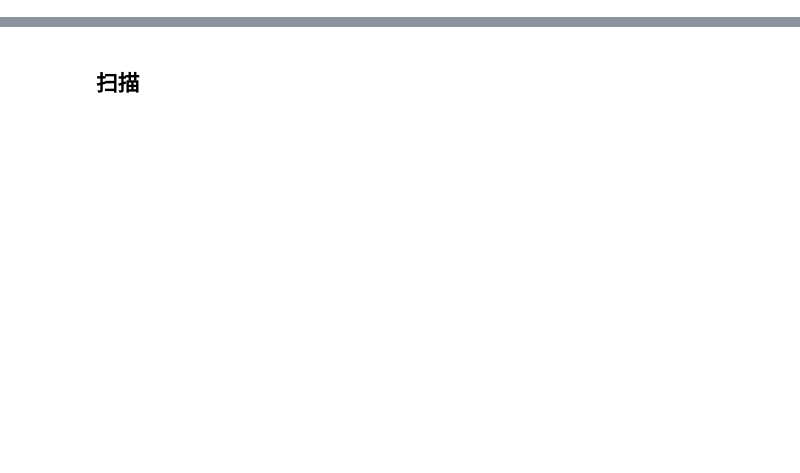
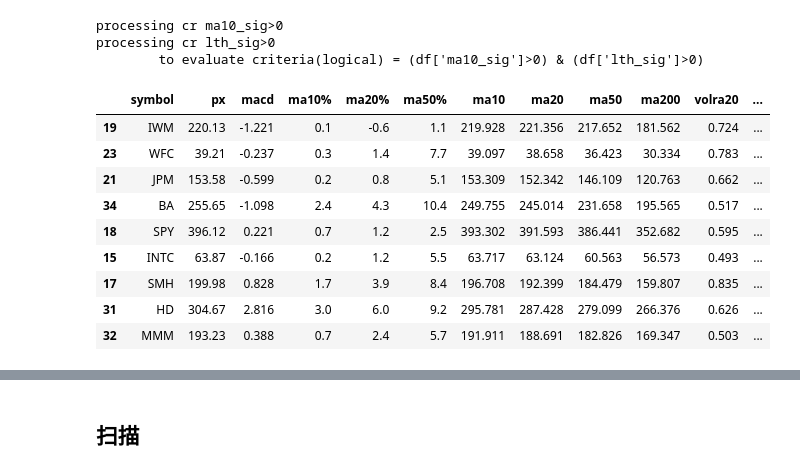
Before and after one commit to softarts/tradebook, a Jupyter notebook: trend.ipynb, the cells around one changed output, grey strips where cells are left out. Drawn from its saved outputs; the diff is of its cells as text; code cells hidden in the pictures; blank space fills up the shorter version.

```diff
--- a/trend.ipynb
+++ b/trend.ipynb
@@ -30,0 +172,36 @@ sth 指短期新高(20),lth指长期新高(200)
+# %%
+# 过去20bar里出现至少一个lth_sig
+# 出现了ma10趋势信号
+cfg = """{
+  "criteria":[
+    "ma10_sig>0",
+    "lth_sig>0"
+  ],
+  "columns":[
+    "symbol","px",
+    "macd","ma10%","ma20%","ma50%","ma10","ma20","ma50","ma200","volra20","vol20_sig","ma10_sig","ma20_sig","ma50_sig","slo10","slo20","slo50",
+    "sth","lth","stl","ltl","lth_sig","sth_sig","ltl_sig","stl_sig"
+  ],
+  "sort":[
+    {"ma10_sig":"True"},
+    {"ma50_sig":"True"}
+  ]
+}"""
+df_ma10=tb.run_scan(df,cfg)
+# %% [output]
+processing cr ma10_sig>0
+processing cr lth_sig>0
+        to evaluate criteria(logical) = (df['ma10_sig']>0) & (df['lth_sig']>0)
+# %%
+df_ma10
+# %% [output]
+|  | symbol | px | macd | ma10% | ma20% | ma50% | ma10 | ma20 | ma50 | ma200 | volra20 | ... |
+| 19 | IWM | 220.13 | -1.221 | 0.1 | -0.6 | 1.1 | 219.928 | 221.356 | 217.652 | 181.562 | 0.724 | ... |
+| 23 | WFC | 39.21 | -0.237 | 0.3 | 1.4 | 7.7 | 39.097 | 38.658 | 36.423 | 30.334 | 0.783 | ... |
+| 21 | JPM | 153.58 | -0.599 | 0.2 | 0.8 | 5.1 | 153.309 | 152.342 | 146.109 | 120.763 | 0.662 | ... |
+| 34 | BA | 255.65 | -1.098 | 2.4 | 4.3 | 10.4 | 249.755 | 245.014 | 231.658 | 195.565 | 0.517 | ... |
+| 18 | SPY | 396.12 | 0.221 | 0.7 | 1.2 | 2.5 | 393.302 | 391.593 | 386.441 | 352.682 | 0.595 | ... |
+| 15 | INTC | 63.87 | -0.166 | 0.2 | 1.2 | 5.5 | 63.717 | 63.124 | 60.563 | 56.573 | 0.493 | ... |
+| 17 | SMH | 199.98 | 0.828 | 1.7 | 3.9 | 8.4 | 196.708 | 192.399 | 184.479 | 159.807 | 0.835 | ... |
+| 31 | HD | 304.67 | 2.816 | 3.0 | 6.0 | 9.2 | 295.781 | 287.428 | 279.099 | 266.376 | 0.626 | ... |
+| 32 | MMM | 193.23 | 0.388 | 0.7 | 2.4 | 5.7 | 191.911 | 188.691 | 182.826 | 169.347 | 0.503 | ... |
```
Also changed, not shown: parts of 18 cells of this notebook, 39 other files.
